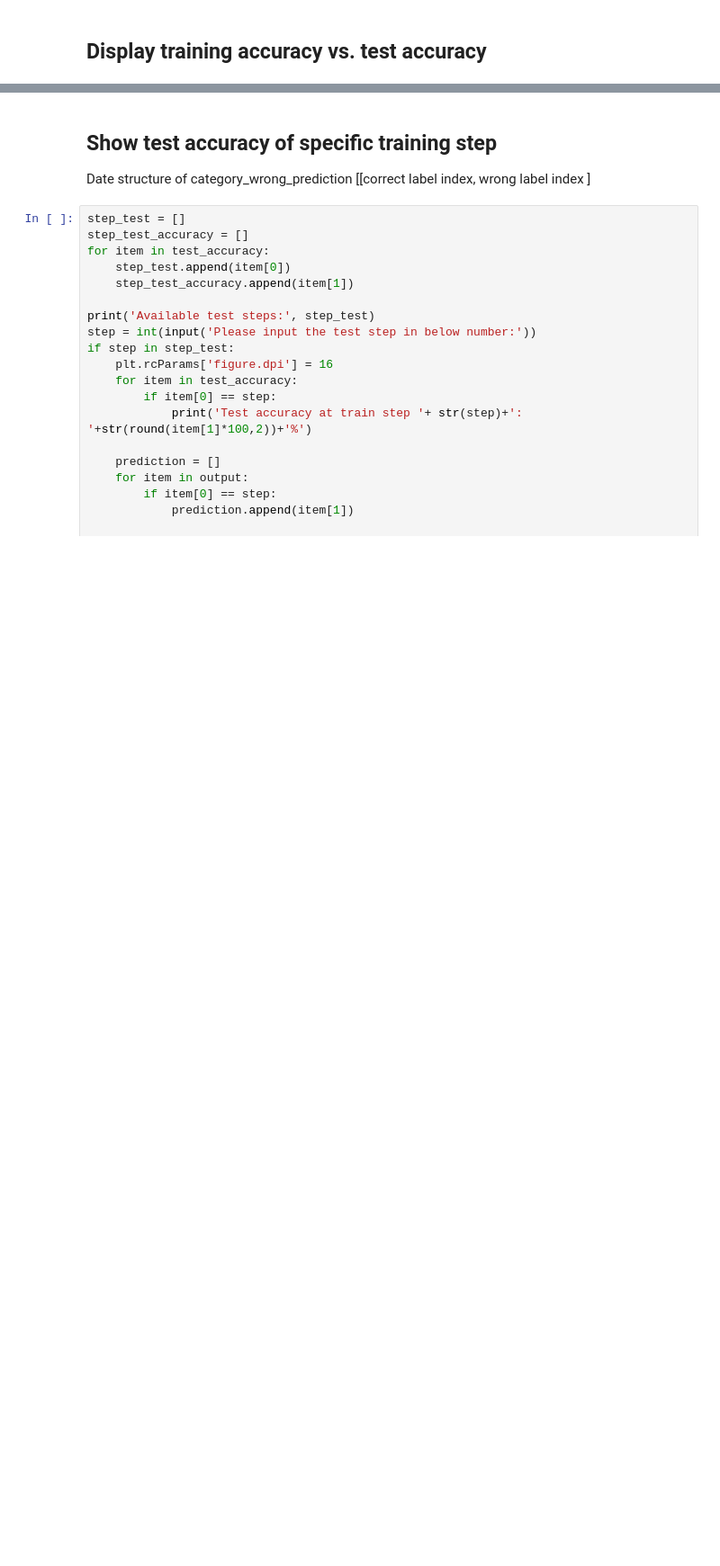
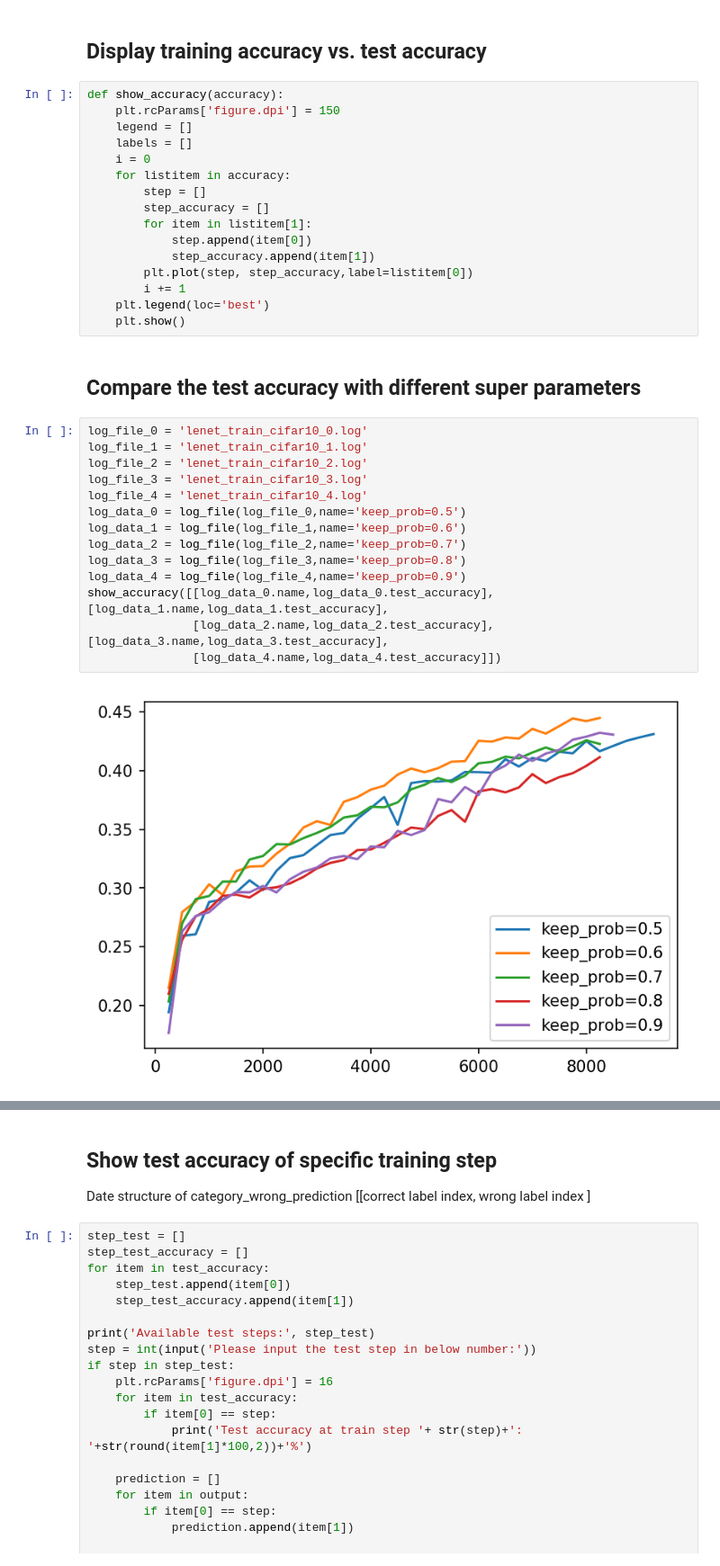
Before and after one commit to deechean/Le-Net5, a Jupyter notebook: train_analysis.ipynb, the cells around one changed output, grey strips where cells are left out. Shown at 90% size. Cells and saved outputs as stored; diff of their text form; blank space fills up the shorter version.

Commit message:
super parameters

```diff
--- a/train_analysis.ipynb
+++ b/train_analysis.ipynb
@@ -27,3 +32,37 @@ def read_data(log_file_name):
 # %% [markdown]
 ## Display training accuracy vs. test accuracy
+# %%
+def show_accuracy(accuracy):
+    plt.rcParams['figure.dpi'] = 150
+    legend = []
+    labels = []
+    i = 0
+    for listitem in accuracy:
+        step = []
+        step_accuracy = []
+        for item in listitem[1]:
+            step.append(item[0])
+            step_accuracy.append(item[1])
+        plt.plot(step, step_accuracy,label=listitem[0])
+        i += 1
+    plt.legend(loc='best')
+    plt.show()
+# %% [markdown]
+## Compare the test accuracy with different super parameters
+# %%
+log_file_0 = 'lenet_train_cifar10_0.log'
+log_file_1 = 'lenet_train_cifar10_1.log'
+log_file_2 = 'lenet_train_cifar10_2.log'
+log_file_3 = 'lenet_train_cifar10_3.log'
+log_file_4 = 'lenet_train_cifar10_4.log'
+log_data_0 = log_file(log_file_0,name='keep_prob=0.5')
+log_data_1 = log_file(log_file_1,name='keep_prob=0.6')
+log_data_2 = log_file(log_file_2,name='keep_prob=0.7')
+log_data_3 = log_file(log_file_3,name='keep_prob=0.8')
+log_data_4 = log_file(log_file_4,name='keep_prob=0.9')
+show_accuracy([[log_data_0.name,log_data_0.test_accuracy],[log_data_1.name,log_data_1.test_accuracy],
+               [log_data_2.name,log_data_2.test_accuracy],[log_data_3.name,log_data_3.test_accuracy],
+               [log_data_4.name,log_data_4.test_accuracy]])
+# %% [output]
+[figure, added]
 # %%
```
Also changed, not shown: parts of 9 cells of this notebook, 9 other files.
